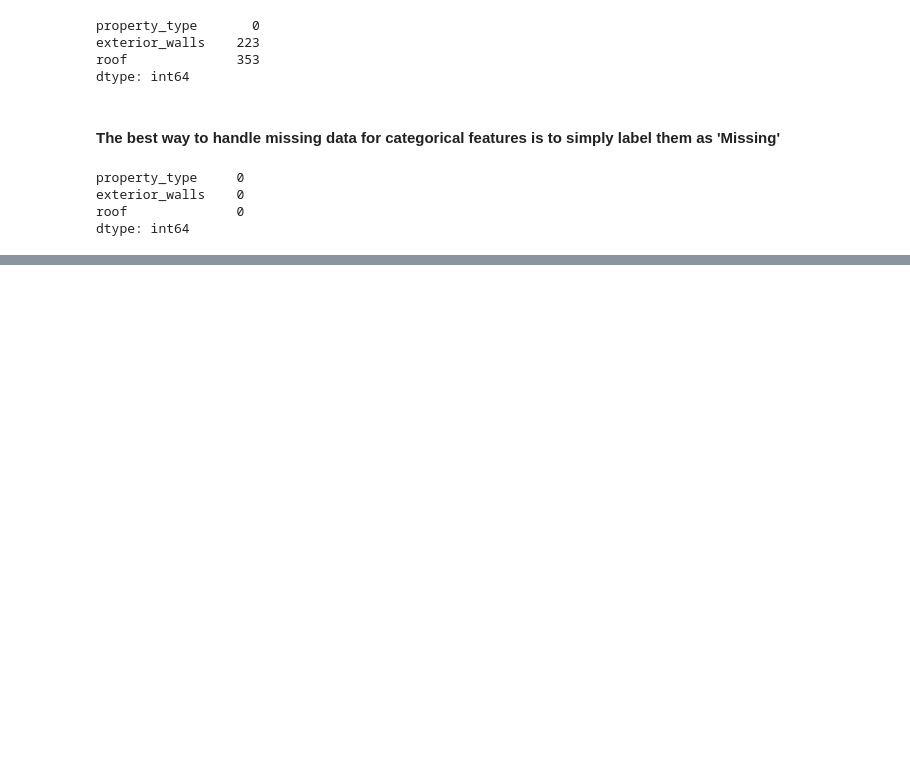
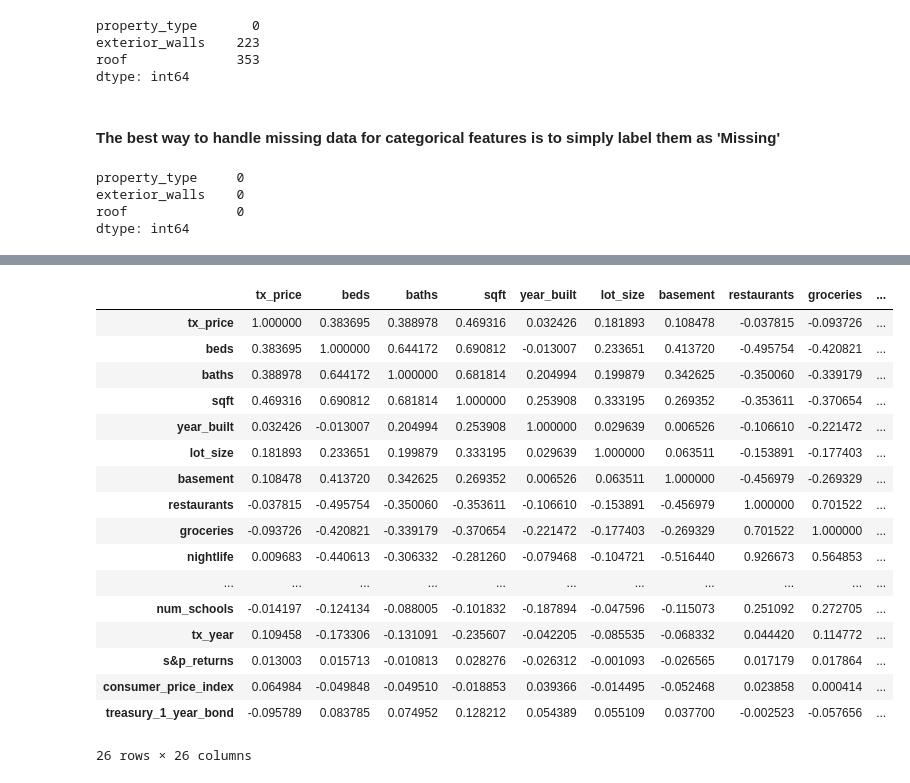
Before and after one commit to muhliscokadar/machine_learning_real_estate_project, a Jupyter notebook: data_engineering/data_cleaning.ipynb, the cells around one changed output, grey strips where cells are left out. Drawn from its saved outputs; the diff is of its cells as text; code cells hidden in the pictures; blank space fills up the shorter version.

```diff
--- a/data_engineering/data_cleaning.ipynb
+++ b/data_engineering/data_cleaning.ipynb
@@ -381,0 +392,21 @@ dtype: int64
+# %%
+df.corr()
+# %% [output]
+|  | tx_price | beds | baths | sqft | year_built | lot_size | basement | restaurants | groceries | ... |
+| tx_price | 1.000000 | 0.383695 | 0.388978 | 0.469316 | 0.032426 | 0.181893 | 0.108478 | -0.037815 | -0.093726 | ... |
+| beds | 0.383695 | 1.000000 | 0.644172 | 0.690812 | -0.013007 | 0.233651 | 0.413720 | -0.495754 | -0.420821 | ... |
+| baths | 0.388978 | 0.644172 | 1.000000 | 0.681814 | 0.204994 | 0.199879 | 0.342625 | -0.350060 | -0.339179 | ... |
+| sqft | 0.469316 | 0.690812 | 0.681814 | 1.000000 | 0.253908 | 0.333195 | 0.269352 | -0.353611 | -0.370654 | ... |
+| year_built | 0.032426 | -0.013007 | 0.204994 | 0.253908 | 1.000000 | 0.029639 | 0.006526 | -0.106610 | -0.221472 | ... |
+| lot_size | 0.181893 | 0.233651 | 0.199879 | 0.333195 | 0.029639 | 1.000000 | 0.063511 | -0.153891 | -0.177403 | ... |
+| basement | 0.108478 | 0.413720 | 0.342625 | 0.269352 | 0.006526 | 0.063511 | 1.000000 | -0.456979 | -0.269329 | ... |
+| restaurants | -0.037815 | -0.495754 | -0.350060 | -0.353611 | -0.106610 | -0.153891 | -0.456979 | 1.000000 | 0.701522 | ... |
+| groceries | -0.093726 | -0.420821 | -0.339179 | -0.370654 | -0.221472 | -0.177403 | -0.269329 | 0.701522 | 1.000000 | ... |
+| nightlife | 0.009683 | -0.440613 | -0.306332 | -0.281260 | -0.079468 | -0.104721 | -0.516440 | 0.926673 | 0.564853 | ... |
+| ... | ... | ... | ... | ... | ... | ... | ... | ... | ... | ... |
+| num_schools | -0.014197 | -0.124134 | -0.088005 | -0.101832 | -0.187894 | -0.047596 | -0.115073 | 0.251092 | 0.272705 | ... |
+| tx_year | 0.109458 | -0.173306 | -0.131091 | -0.235607 | -0.042205 | -0.085535 | -0.068332 | 0.044420 | 0.114772 | ... |
+| s&p_returns | 0.013003 | 0.015713 | -0.010813 | 0.028276 | -0.026312 | -0.001093 | -0.026565 | 0.017179 | 0.017864 | ... |
+| consumer_price_index | 0.064984 | -0.049848 | -0.049510 | -0.018853 | 0.039366 | -0.014495 | -0.052468 | 0.023858 | 0.000414 | ... |
+| treasury_1_year_bond | -0.095789 | 0.083785 | 0.074952 | 0.128212 | 0.054389 | 0.055109 | 0.037700 | -0.002523 | -0.057656 | ... |
+26 rows × 26 columns
```
Also changed, not shown: parts of 3 cells of this notebook, 10 other files.
